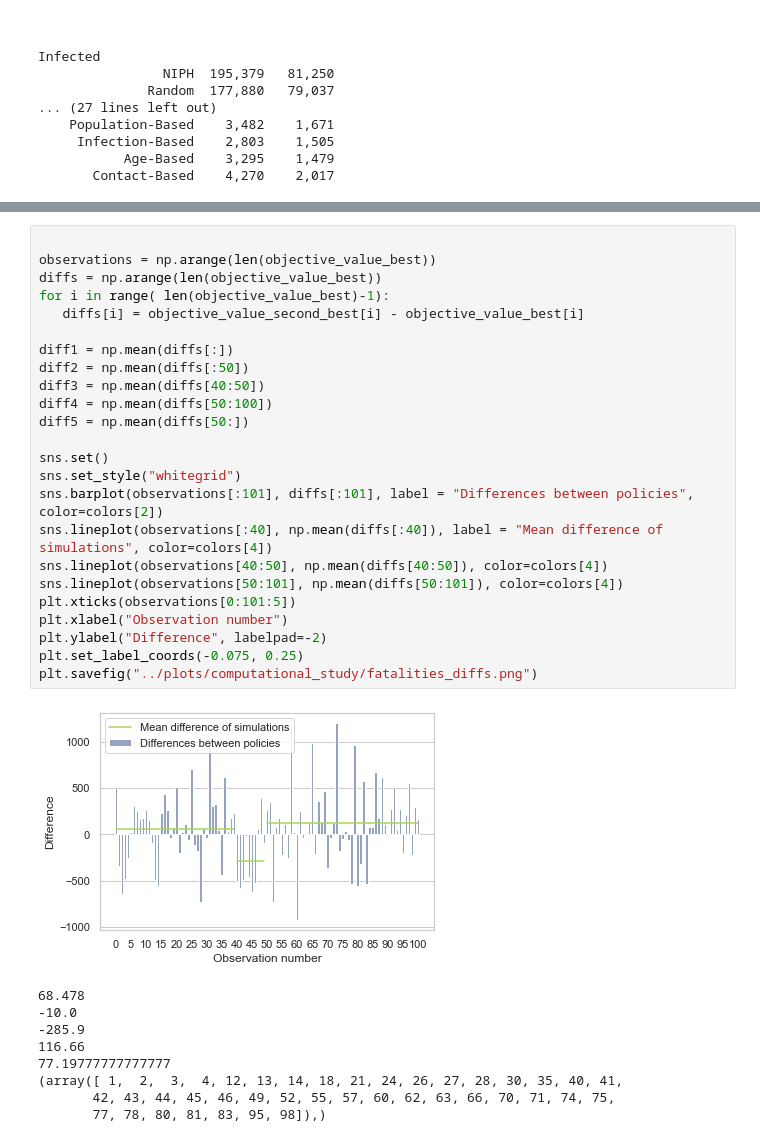
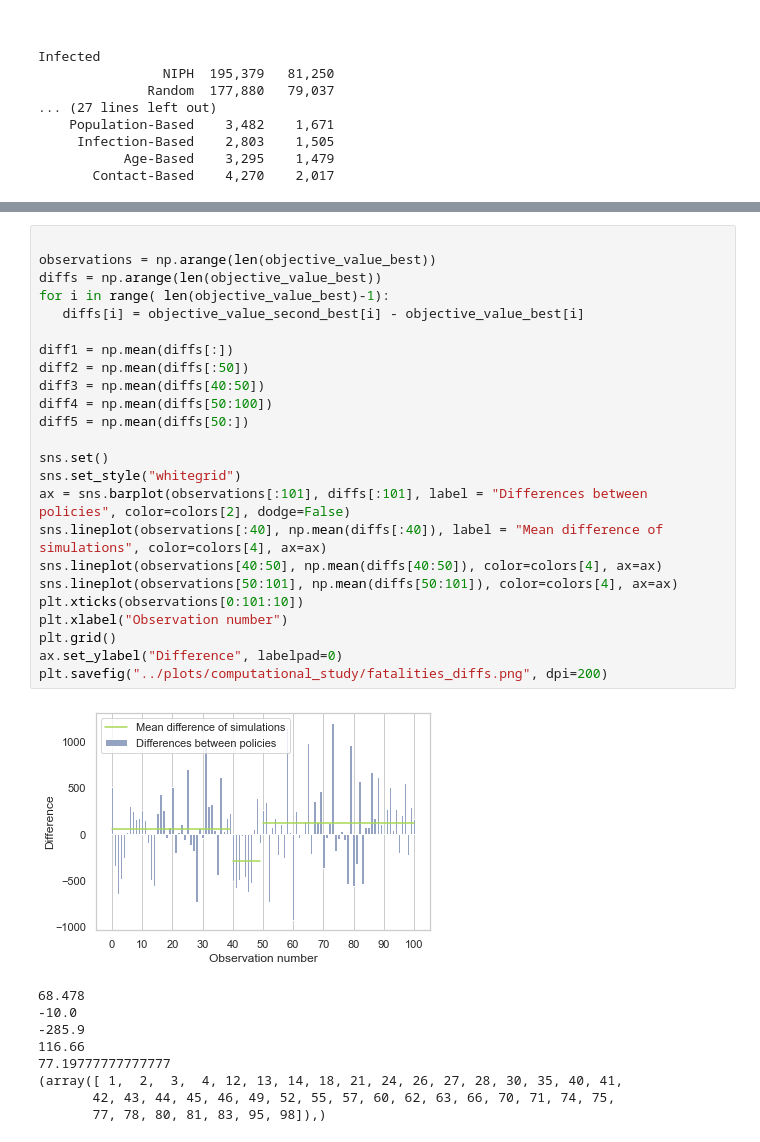
Before and after one commit to bendiknordeng/Epidemiologic-Strategies, a Jupyter notebook: notebooks/plot_results.ipynb, the cells around one changed output, grey strips where cells are left out. Saved outputs shown, nothing was run; the diff lists cells and outputs as text.

```diff
--- a/notebooks/plot_results.ipynb
+++ b/notebooks/plot_results.ipynb
@@ -452,29 +428,29 @@ plt.savefig("../plots/computational_study/fatalities_significance_narrowed.png")
 # %%
 
 observations = np.arange(len(objective_value_best))
 diffs = np.arange(len(objective_value_best))
 for i in range( len(objective_value_best)-1):
    diffs[i] = objective_value_second_best[i] - objective_value_best[i]
 
 diff1 = np.mean(diffs[:])
 diff2 = np.mean(diffs[:50])
 diff3 = np.mean(diffs[40:50])
 diff4 = np.mean(diffs[50:100])
 diff5 = np.mean(diffs[50:])
 
 sns.set()
 sns.set_style("whitegrid")
-sns.barplot(observations[:101], diffs[:101], label = "Differences between policies", color=colors[2])
-sns.lineplot(observations[:40], np.mean(diffs[:40]), label = "Mean difference of simulations", color=colors[4])
-sns.lineplot(observations[40:50], np.mean(diffs[40:50]), color=colors[4])
-sns.lineplot(observations[50:101], np.mean(diffs[50:101]), color=colors[4])
-plt.xticks(observations[0:101:5])
+ax = sns.barplot(observations[:101], diffs[:101], label = "Differences between policies", color=colors[2], dodge=False)
+sns.lineplot(observations[:40], np.mean(diffs[:40]), label = "Mean difference of simulations", color=colors[4], ax=ax)
+sns.lineplot(observations[40:50], np.mean(diffs[40:50]), color=colors[4], ax=ax)
+sns.lineplot(observations[50:101], np.mean(diffs[50:101]), color=colors[4], ax=ax)
+plt.xticks(observations[0:101:10])
 plt.xlabel("Observation number")
-plt.ylabel("Difference", labelpad=-2)
-plt.set_label_coords(-0.075, 0.25)
-plt.savefig("../plots/computational_study/fatalities_diffs.png")
+plt.grid()
+ax.set_ylabel("Difference", labelpad=0)
+plt.savefig("../plots/computational_study/fatalities_diffs.png", dpi=200)
 # %% [output]
-[figure, old version]
+[figure, new version]
 # %%
 # %% [output]
 68.478
```
Also changed, not shown: parts of 10 cells of this notebook, 1 other file.
